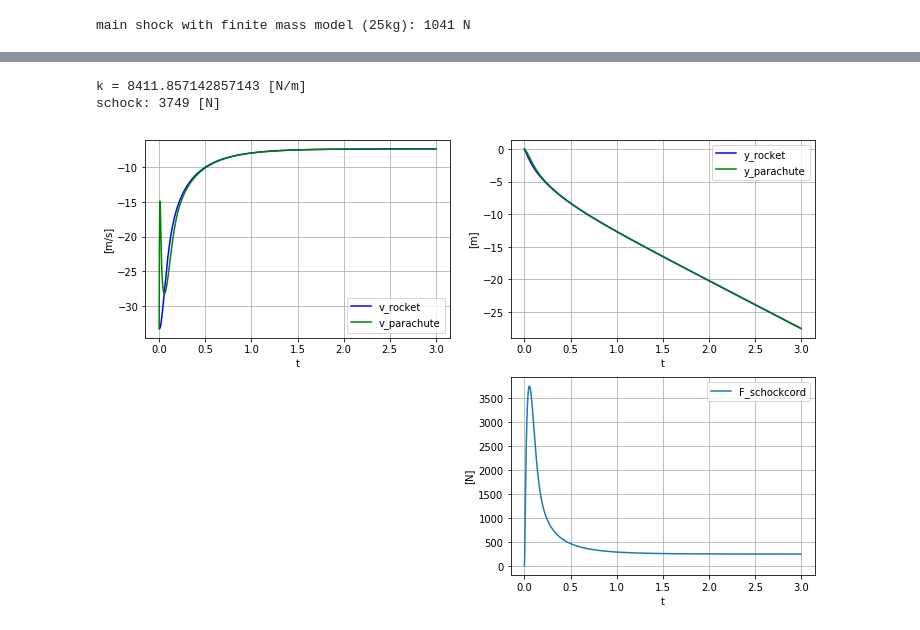
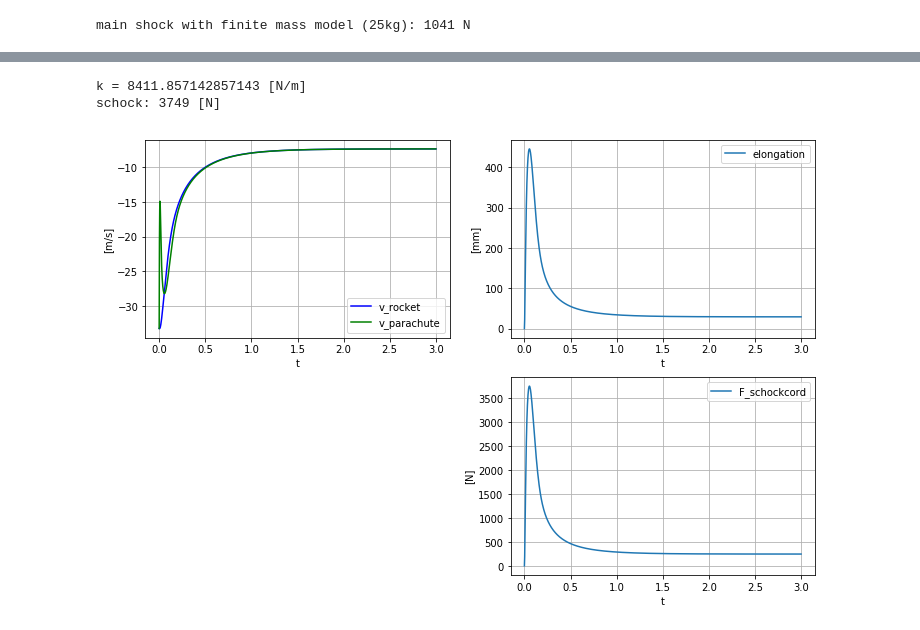
Before and after one commit to irec-duster/RORO, a Jupyter notebook: recovery/parachute_selection.ipynb, the cells around one changed output, grey strips where cells are left out. Drawn from its saved outputs; the diff is of its cells as text; code cells hidden in the pictures.

```diff
--- a/recovery/parachute_selection.ipynb
+++ b/recovery/parachute_selection.ipynb
@@ -201,34 +201,33 @@ t = np.linspace(0,3,1000)
 sol = odeint(dydt, y0, t)
 plt.figure(figsize=(12,8))
 plt.subplot(221)
 plt.plot(t, sol[:,1], 'b', label='v_rocket')
 plt.plot(t, sol[:,3], 'g', label='v_parachute')
 plt.legend(loc='best')
 plt.xlabel('t')
 plt.ylabel('[m/s]')
 plt.grid()
 
 
 plt.subplot(222)
-plt.plot(t, sol[:,0], 'b', label='y_rocket')
-plt.plot(t, sol[:,2], 'g', label='y_parachute')
+plt.plot(t, (sol[:,2]-sol[:,0])*1000, label='elongation')
 plt.legend(loc='best')
 plt.xlabel('t')
-plt.ylabel('[m]')
+plt.ylabel('[mm]')
 plt.grid()
 
 plt.subplot(224)
 fn = np.vectorize(lambda n: F_shockcord(sol[n][0], sol[n][2]))
 fs = fn(np.array(range(len(t))))
 plt.plot(t,fs, label='F_schockcord')
 plt.legend(loc='best')
 plt.xlabel('t')
 plt.ylabel('[N]')
 plt.grid()
 
 print('schock: {:.0f} [N]'.format(max(fs)))
 plt.show()
 # %% [output]
 k = 8411.857142857143 [N/m]
 schock: 3749 [N]
-[figure, old version]
+[figure, new version]
```
Also changed, not shown: parts of 2 cells of this notebook.
